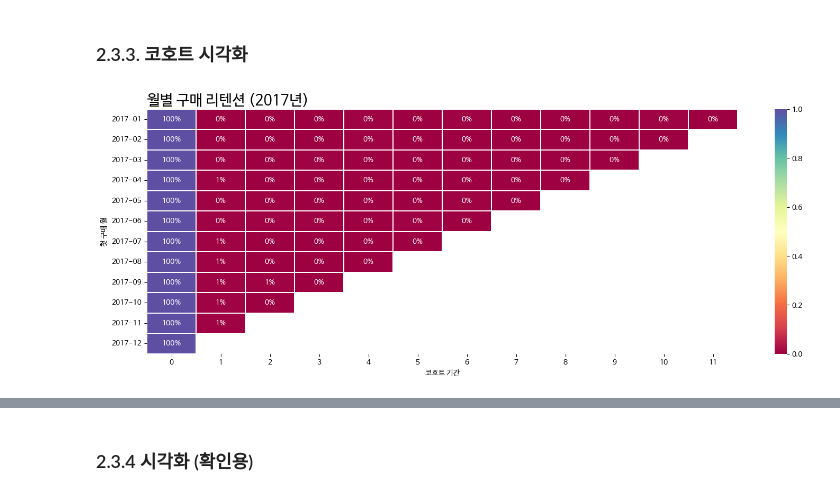
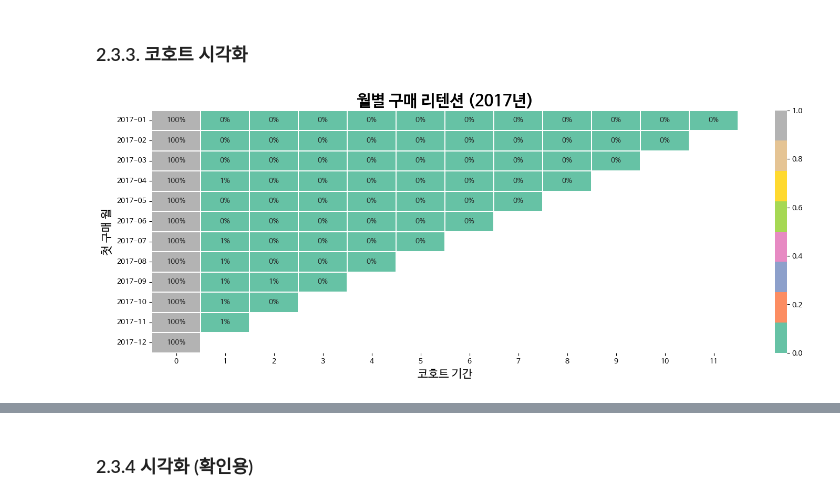
Before and after one commit to Nayoung-young/prj-ecommerce-eda, a Jupyter notebook: User_Analysis.ipynb, the cells around one changed output, grey strips where cells are left out. Saved outputs shown, nothing was run; the diff lists cells and outputs as text; code cells hidden in the pictures.

```diff
--- a/User_Analysis.ipynb
+++ b/User_Analysis.ipynb
@@ -1127,21 +1257,21 @@ user_retention
 # %%
 %%time
 fig, ax = plt.subplots(nrows = 1, ncols = 1, figsize = (18, 6))
 
 sns.heatmap(
     data = user_retention,
     annot = True,
     fmt = '.0%',
     linecolor = 'white',
     linewidth = 0.1,
-    cmap = 'Spectral'
+    cmap = 'Set2'
 )
 
-plt.title('월별 구매 리텐션 (2017년)', fontsize = 20, loc = 'left')
+plt.title('월별 구매 리텐션 (2017년)', fontsize = 22, fontweight='bold')
 
-plt.xlabel('코호트 기간')
-plt.ylabel('첫 구매 월')
+plt.xlabel('코호트 기간', fontsize = 16)
+plt.ylabel('첫 구매 월', fontsize = 16)
 
 plt.show()
 # %% [output]
-[figure, old version]
+[figure, new version]
```
Also changed, not shown: parts of 38 cells of this notebook.
